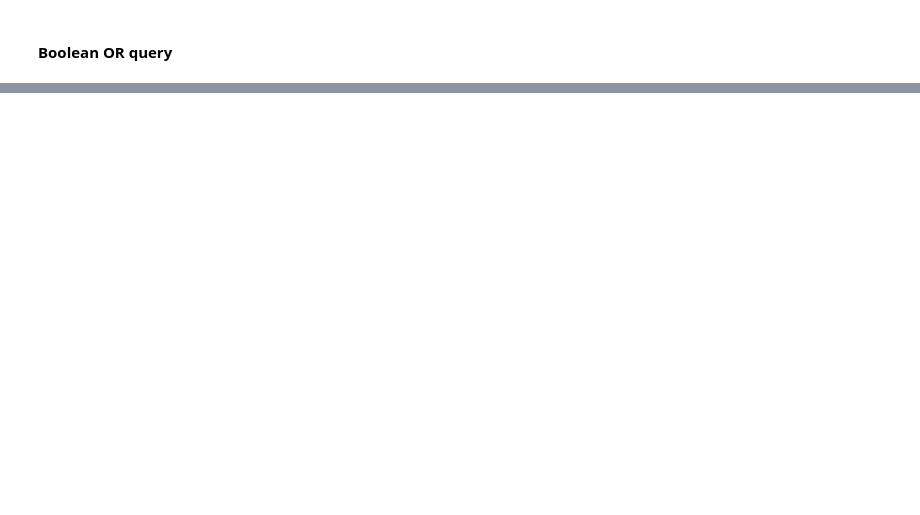
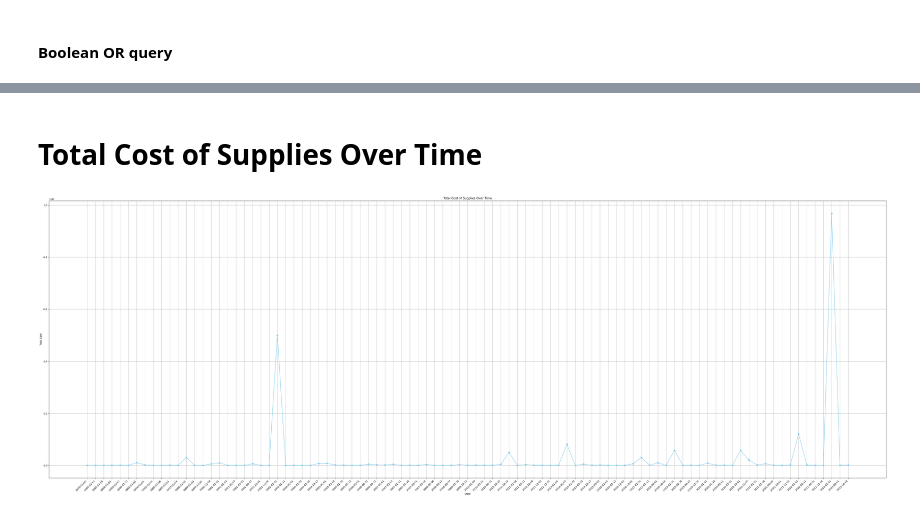
Before and after one commit to nainesh-20/MediTrack, a Jupyter notebook: database.ipynb, the cells around one changed output, grey strips where cells are left out. Drawn from its saved outputs; the diff is of its cells as text; code cells hidden in the pictures; blank space fills up the shorter version.

```diff
--- a/database.ipynb
+++ b/database.ipynb
@@ -318,0 +701,28 @@ for r in db.find({'or':[{'businessname': 'HARTIG DRUG CO CORP'},{'businessname':
+# %% [markdown]
+# Total Cost of Supplies Over Time
+# %%
+#sdb
+pipeline_total_cost_over_time = [
+    {"$group": {"_id": {"$dateToString": {"format": "%Y-%m-%d", "date": "$Date_Purchased"}}, "total_cost": {"$sum": {"$multiply": ["$Unit_Price", "$Quantity"]}}}},
+    {"$sort": {"_id": 1}}
+]
+
+total_cost_over_time_result = db.aggregate(pipeline_total_cost_over_time)
+
+dates = []
+total_costs = []
+
+for result in total_cost_over_time_result:
+    dates.append(result['_id'])
+    total_costs.append(result['total_cost'])
+
+plt.figure(figsize=(60, 20))
+plt.plot(dates, total_costs, marker='o', color='skyblue')
+plt.xlabel('Date')
+plt.ylabel('Total Cost')
+plt.title('Total Cost of Supplies Over Time')
+plt.xticks(rotation=45, ha='right')
+plt.grid(True)
+plt.show()
+# %% [output]
+[figure, added]
```
Also changed, not shown: parts of 36 cells of this notebook.
